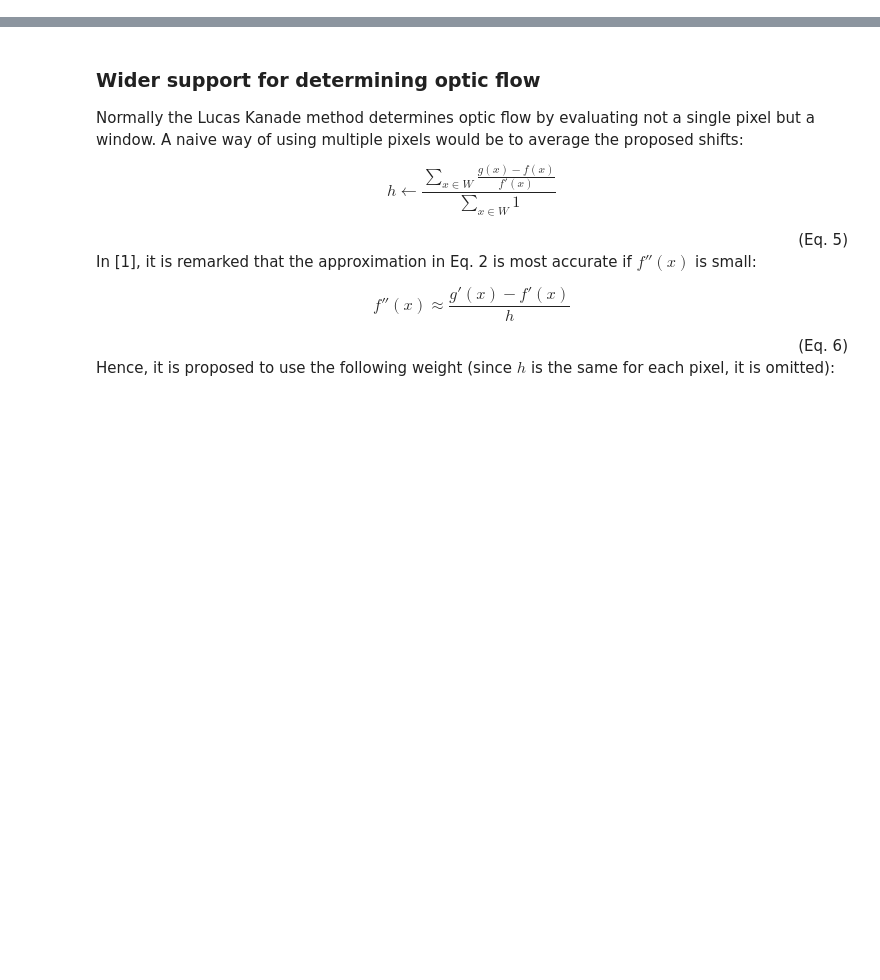
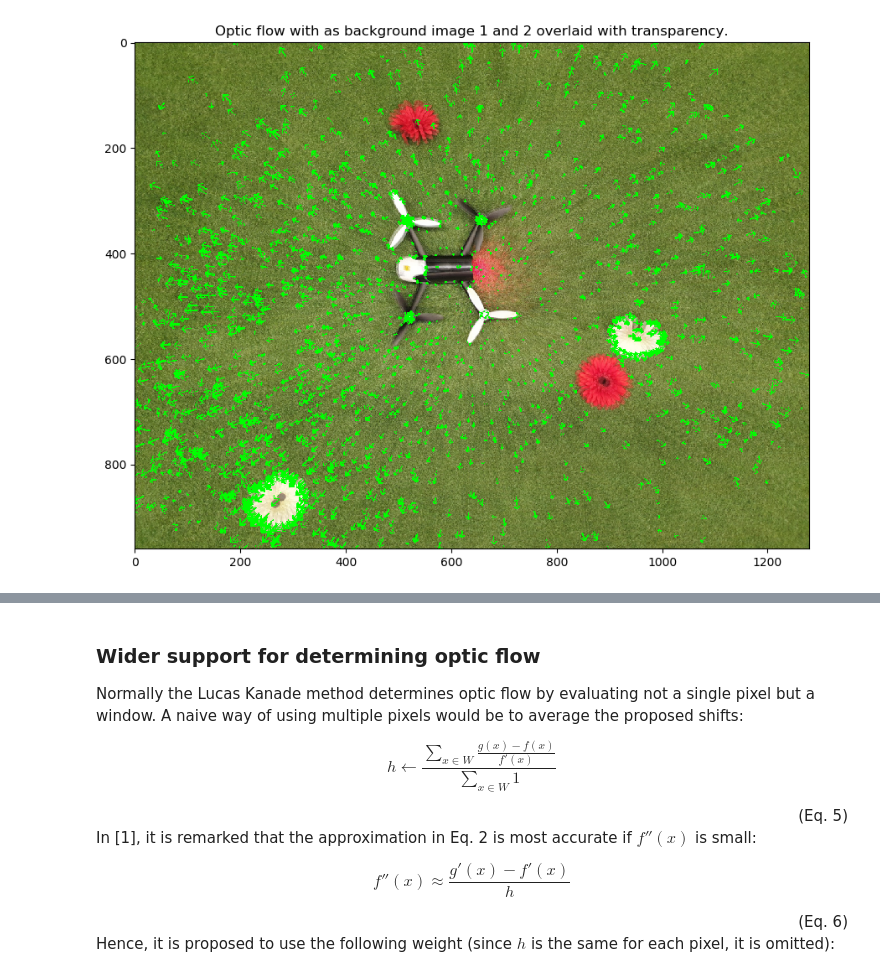
Before and after one commit to guidoAI/optic_flow_estimation, a Jupyter notebook: Optical flow estimation.ipynb, the cells around one changed output, grey strips where cells are left out. Saved outputs shown, nothing was run; the diff lists cells and outputs as text; code cells hidden in the pictures; blank space fills up the shorter version.

Commit message:
Added optic flow determination at the start

```diff
--- a/Optical flow estimation.ipynb
+++ b/Optical flow estimation.ipynb
@@ -51,0 +11,79 @@ Eq. 4 is the basic step in the Lucas and Kanade algorithm. Explained on an intui
+# %%
+%matplotlib inline
+import cv2
+import numpy as np
+from matplotlib import pyplot as plt
+import scipy
+from scipy import signal
+
+plt.rcParams['figure.figsize'] = [12, 8]
+plt.rcParams['figure.dpi'] = 100 # 200 e.g. is really fine, but slower
+
+def determine_optic_flow(filename_1, filename_2, max_points = 1000, graphics = True):
+
+    # load the BGR color image:
+    BGR_1 = cv2.imread(filename_1)
+    # convert the image to gray scale:
+    gray_1 = cv2.cvtColor(BGR_1, cv2.COLOR_BGR2GRAY)
+    # load the BGR color image:
+    BGR_2 = cv2.imread(filename_2)
+    # convert the image to gray scale:
+    gray_2 = cv2.cvtColor(BGR_2, cv2.COLOR_BGR2GRAY)
+
+    # (1) Detect features:
+    gray_Harris = np.float32(gray_1)
+    # https://docs.opencv.org/4.x/dd/d1a/group__imgproc__feature.html#gac1fc3598018010880e370e2f709b4345
+    # blockSize	Neighborhood size (see the details on cornerEigenValsAndVecs ).
+    # ksize	Aperture parameter for the Sobel operator.
+    # k Harris detector free parameter.
+    blockSize = 2
+    ksize = 3
+    k = 0.04
+    # threshold_factor (multiplied with max value in image)
+    threshold_factor = 0.01
+    #  calculate the Harris value everywhere in the image:
+    dst = cv2.cornerHarris(gray_Harris, blockSize, ksize, k)
+    # dilate the values:
+    # dst = cv2.dilate(dst, None)
+    # Threshold the Harris values and set the corresponding pixels red
+    Corners = dst > threshold_factor * dst.max()
+    Corners = scipy.ndimage.binary_dilation(Corners)
+    BGR_corners = BGR_1.copy()
+    BGR_corners[Corners > 0] = [0,0,255]
+    plt.imshow(cv2.cvtColor(BGR_corners, cv2.COLOR_BGR2RGB))
+    plt.title('Corners in red.')
+
+    inds = np.where(Corners > 0)
+    n_points = len(inds[0])
+    corners = np.float32(np.zeros([n_points, 2]));
+    for i in range(n_points):
+        corners[i, 0] = inds[1][i];
+        corners[i, 1] = inds[0][i];
+
+    if(n_points > max_points):
+        inds = np.random.choice(range(n_points), size=max_points)
+        corners = corners[inds, :]
+
+    # (2) Track the features to the next frame:
+    # Parameters for lucas kanade optical flow
+    lk_params = dict( winSize  = (15,15),
+                      maxLevel = 2,
+                      criteria = (cv2.TERM_CRITERIA_EPS | cv2.TERM_CRITERIA_COUNT, 10, 0.03))
+
+    # calculate optical flow
+    corners_new, status, error_match = cv2.calcOpticalFlowPyrLK(gray_1, gray_2, corners, None, **lk_params)
+    flow_vectors = corners_new - corners
+
+    if(graphics):
+        im = (0.5 * cv2.cvtColor(BGR_1.copy(), cv2.COLOR_BGR2RGB).astype(float) + 0.5 * cv2.cvtColor(BGR_2.copy(), cv2.COLOR_BGR2RGB).astype(float)) / 255.0
+        n_corners = len(corners)
+        color = (0.0,1.0,0.0)
+        for p in range(n_corners):
+            cv2.arrowedLine(im, tuple(corners[p, :]), tuple(corners_new[p,:]), color, thickness=1, tipLength=0.5)
+
+        plt.imshow(im)
+        plt.title('Optic flow with as background image 1 and 2 overlaid with transparency.')
+
+determine_optic_flow('bebop_flowers_1.jpg', 'bebop_flowers_2.jpg',  max_points = 10000)
+# %% [output]
+[figure, added]
```
Also changed, not shown: parts of 7 cells of this notebook.
